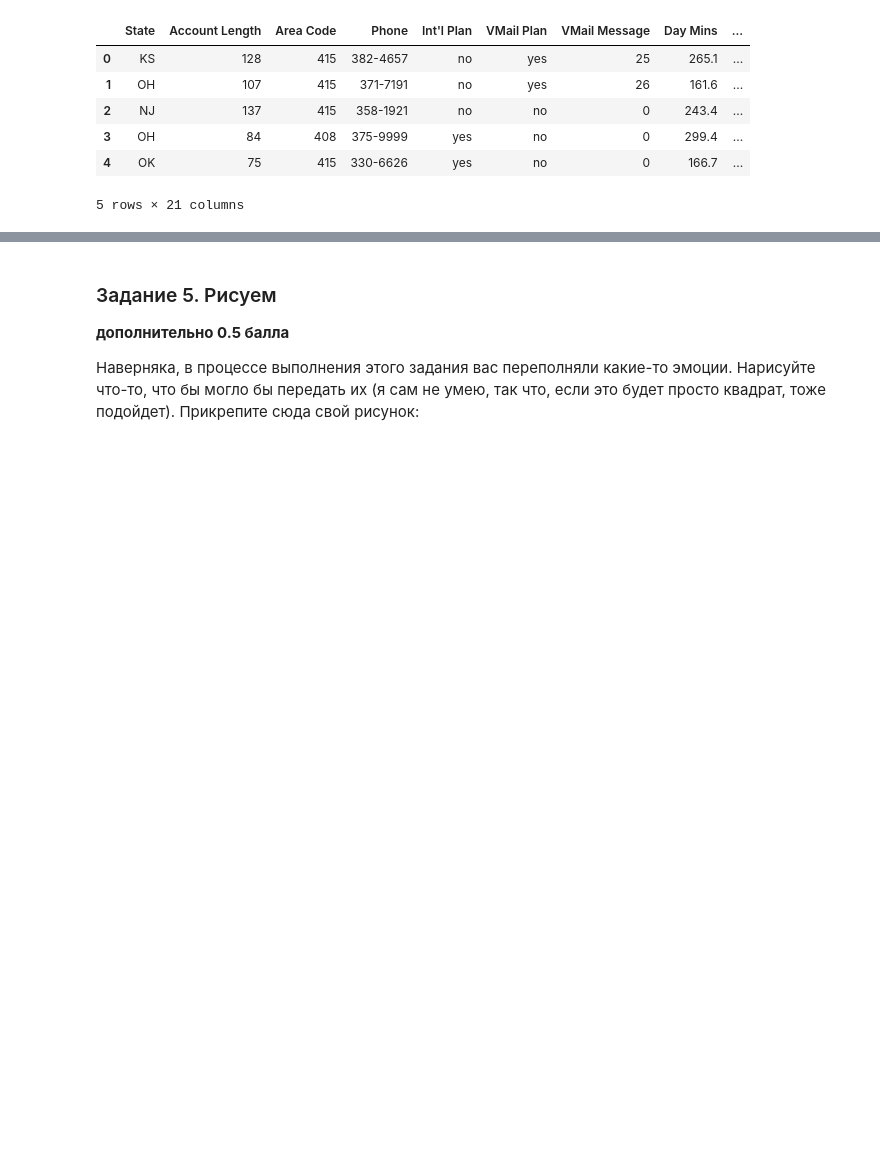
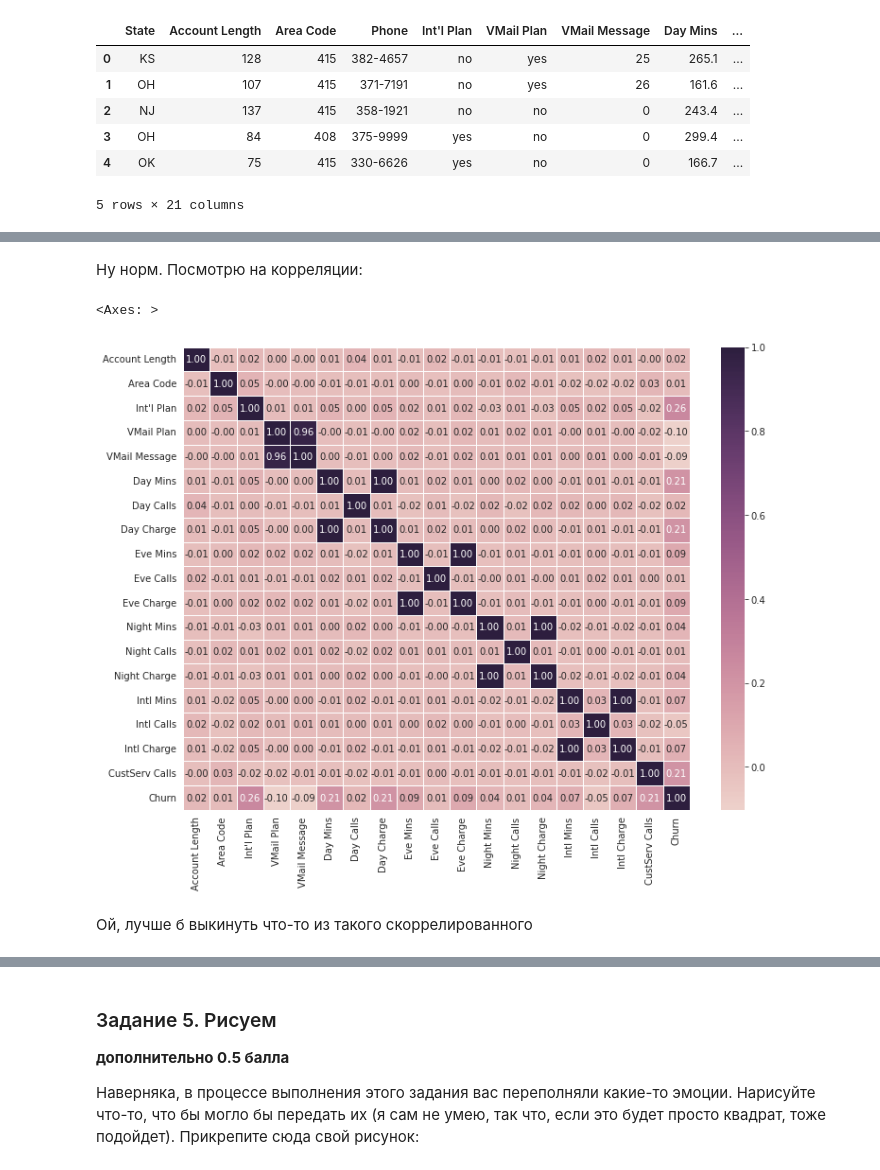
Before and after one commit to Golofeevad/BI_ML_2023, a Jupyter notebook: code/Ensembles.ipynb, the cells around one changed output, grey strips where cells are left out. Cells and saved outputs as stored; diff of their text form; code cells hidden in the pictures; blank space fills up the shorter version.

```diff
--- a/code/Ensembles.ipynb
+++ b/code/Ensembles.ipynb
@@ -430,0 +574,2 @@ data.head()
+# %%
+data=data.rename(columns={"Churn?":"Churn"})
@@ -430,0 +578,2 @@ data.head()
+# %%
+data = data.drop(['Phone', 'State'], axis=1)
@@ -430,0 +582,2 @@ data.head()
+# %%
+data.Churn.replace({'False.': 0, 'True.': 1}, inplace=True)
@@ -430,0 +586,2 @@ data.head()
+# %%
+data.replace({'yes': 1, 'no': 0}, inplace=True)
@@ -430,0 +608,9 @@ data.head()
+# %% [markdown]
+Ну норм. Посмотрю на корреляции:
+# %%
+sns.heatmap(data.corr(), linewidths=1, annot=True, fmt=".2f", cmap=sns.cubehelix_palette(as_cmap=True))
+# %% [output]
+<Axes: >
+[figure, added]
+# %% [markdown]
+Ой, лучше б выкинуть что-то из такого скоррелированного
```
Also changed, not shown: parts of 30 cells of this notebook, 2 other files.
